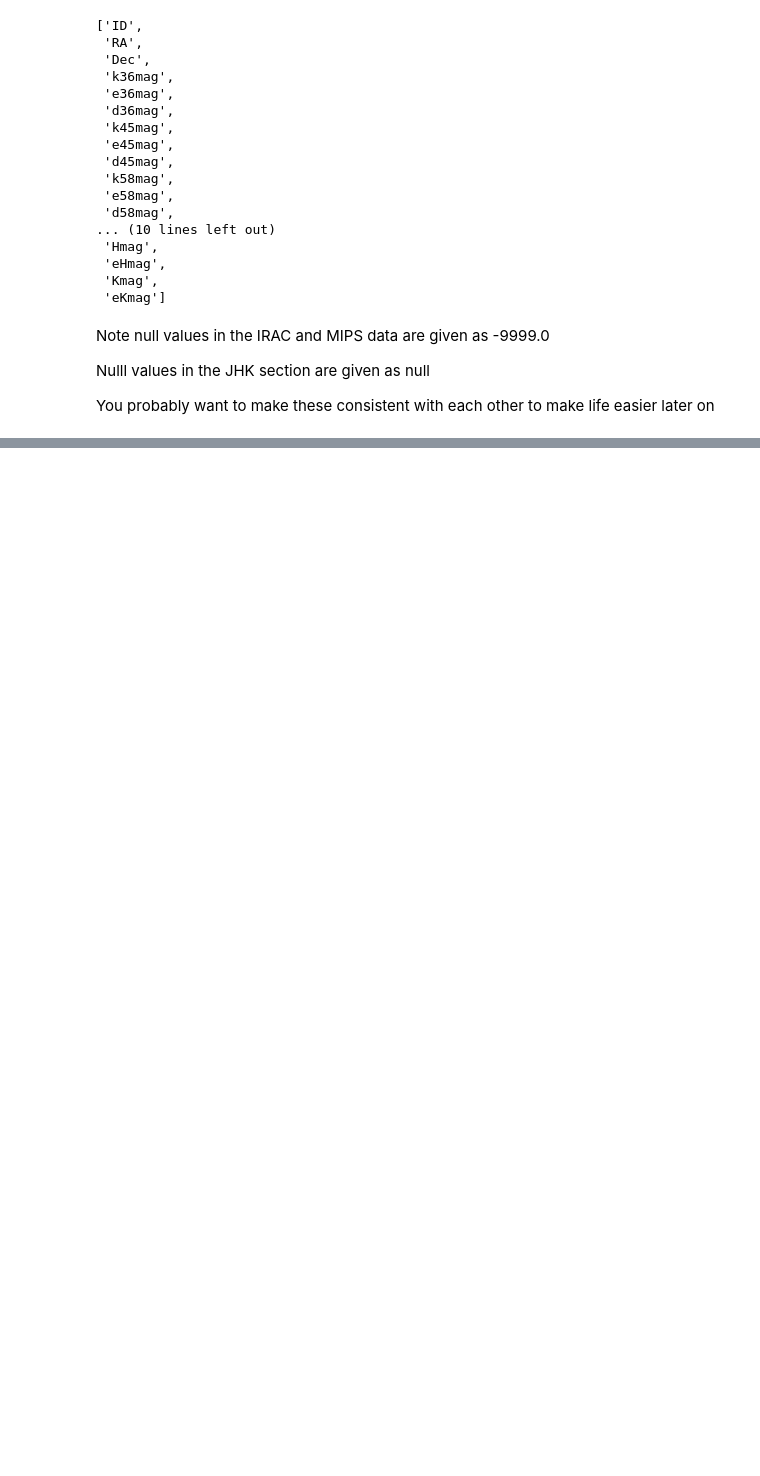
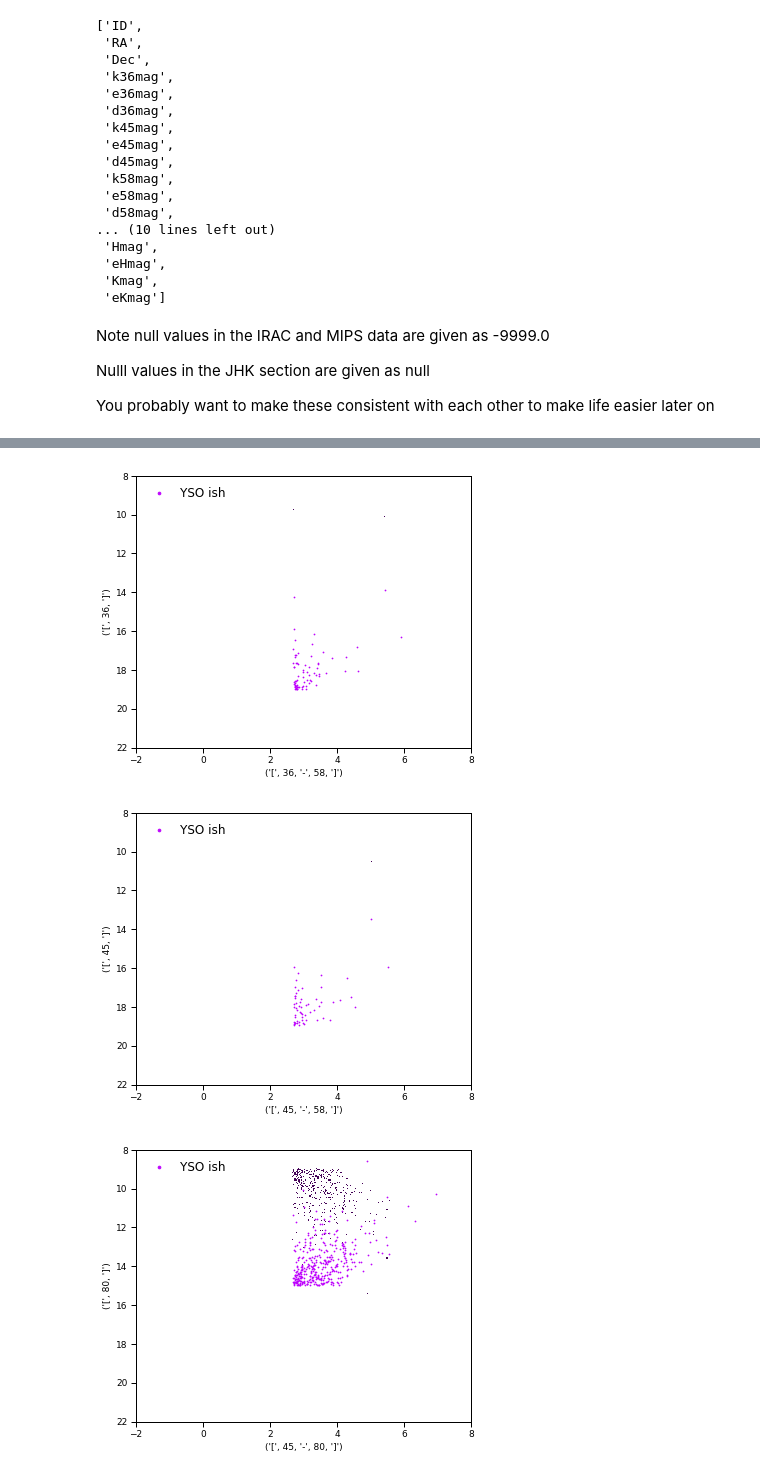
Before and after one commit to MichaelSharp7/YSOs, a Jupyter notebook: NGC6822_eg_trial.ipynb, the cells around one changed output, grey strips where cells are left out. Saved outputs shown, nothing was run; the diff lists cells and outputs as text; code cells hidden in the pictures; blank space fills up the shorter version.

```diff
--- a/NGC6822_eg_trial.ipynb
+++ b/NGC6822_eg_trial.ipynb
@@ -510,0 +597,56 @@ plt.close()
+# %%
+def hess(A,B,C,idx): # HESS DIAGRAM
+    #Setting up figure, 6"x5" in this case
+    fig = plt.figure(figsize=(6,5))
+
+    plt.clf() #clears plot area
+    ax = plt.gca() #sets up active plot region
+
+    #Defining the edges of the 2D histogram for the Hess diagram
+    coledges = np.linspace(-0.5, 6, 200) #(min, max, nbins)
+    magedges = np.linspace(6, 18, 220)
+    extent = [coledges[0], coledges[-1], magedges[0], magedges[-1]]
+
+    #2D histogram
+    mag_colname='k'+str(A)+'mag'
+    mag1=np.array(data[mag_colname][idx])
+    colour_colname_1='k'+str(B)+'mag'
+    colour_colname_2='k'+str(C)+'mag'
+    colour=np.array(data[colour_colname_1][idx]-data[colour_colname_2][idx])
+    numH = np.histogram2d(mag1,colour,bins=(magedges, coledges))
+    numH[0][numH[0] == 0] = np.nan
+    numH=np.array(numH[0]) #logging it to show features, but you can use any stretch you like.
+
+    #Set up plot window: limits, titles, etc. Note the "ax" that was defined earlier.
+    plt.setp(ax,xlim=[-2,8],ylim=[22,8], xlabel=('[',B,'-',C,']'),ylabel=('[',A,']'))
+
+    #Show the image (the 2D histogram)
+    im = ax.imshow(numH,extent=extent,interpolation='nearest', vmin=0,vmax=1000,aspect='auto')
+    im.set_clim(0,4.0) #clipping values of the image to show.
+    im.set_cmap('gist_yarg') #choosing a color map
+    ax.imshow(numH,extent=extent,interpolation='nearest', vmin=0,vmax=100,aspect='auto')
+    plt.scatter(data[colour_colname_1][idx]-data[colour_colname_2][idx], data[mag_colname][idx], s=0.9,color=sns.xkcd_rgb['bright purple'], label="YSO ish")
+    ax.plot()
+    # Add a legend
+    plt.legend(loc="upper left",frameon=False, scatterpoints=1, numpoints=1, markerscale=3.)
+
+    #at this point, you can overplot stuff if you want
+    #ind = mag1< 9 #grab sources brighter than 9 mag
+    #ax.plot(colour,mag1,'bD')
+
+    plt.draw()
+    plt.show()
+    savename = 'Hess'+str(B)+str(C)+'.jpg'
+    fig.savefig(savename) #can set to .ps, .png, .whateveryoulike
+    plt.close()
+
+hess(36,36,58,idx_ysoish_3658)
+hess(45,45,58,idx_ysoish_4558)
+hess(80,45,80,idx_ysoish_4580)
+hess(45,45,24,idx_ysoish_4524)
+hess(80,80,24,idx_ysoish_8024)
+hess(36,36,45,idx_ysoish_3645)
+# %% [output]
+[figure, added]
+[figure, added]
+[figure, added]
```
Also changed, not shown: parts of 5 cells of this notebook.
